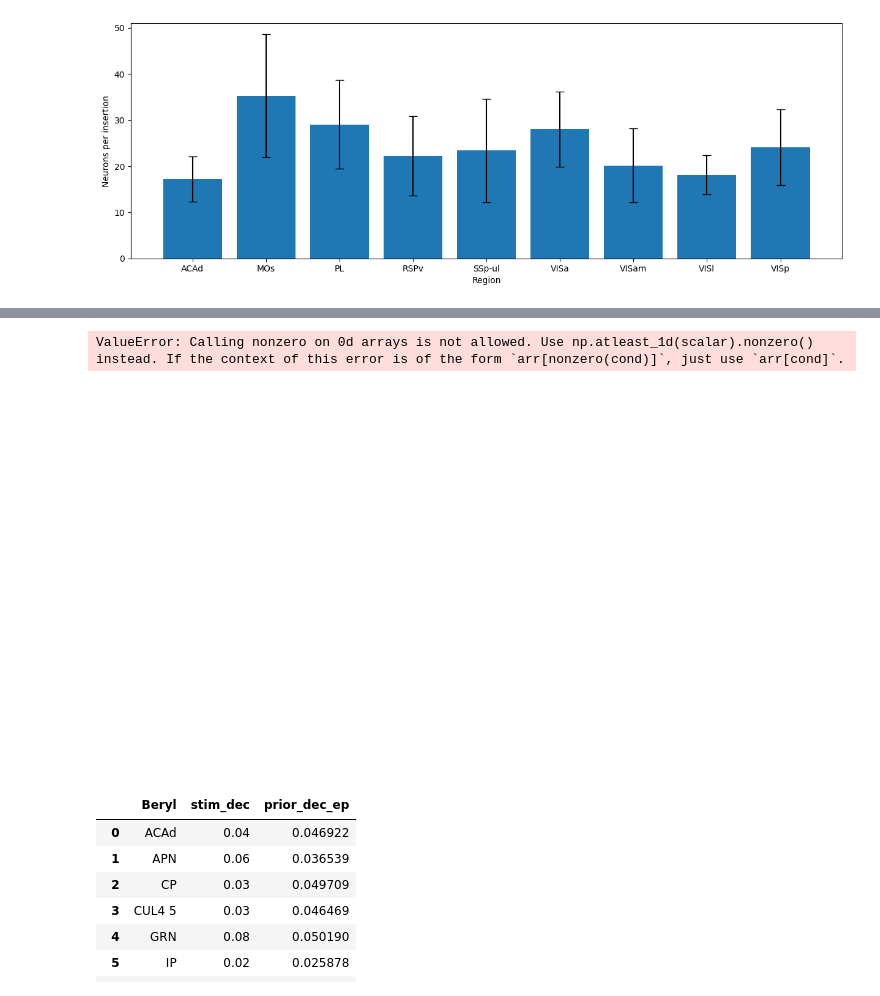
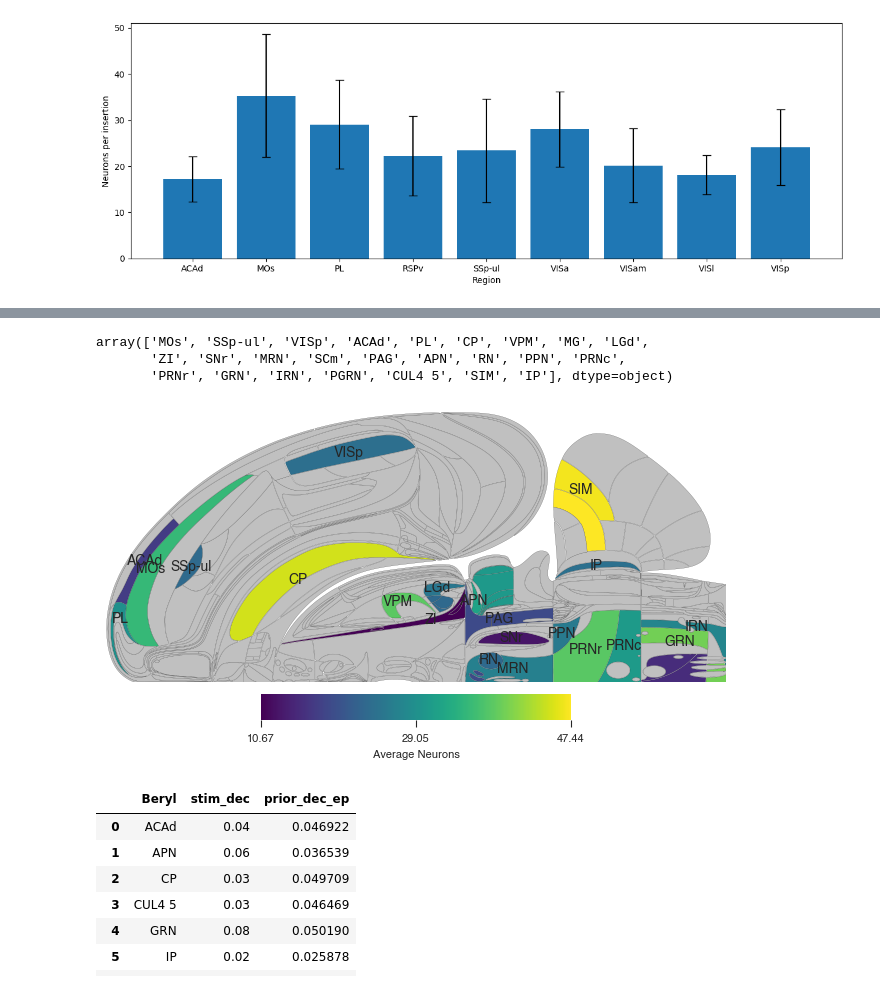
Before and after one commit to debottamKundu/ibl-partial-info-decomp, a Jupyter notebook: notebooks/stimulus_prior_regions.ipynb, the cells around one changed output, grey strips where cells are left out. Cells and saved outputs as stored; diff of their text form; code cells hidden in the pictures.

Commit message:
find significant choice regions

```diff
--- a/notebooks/stimulus_prior_regions.ipynb
+++ b/notebooks/stimulus_prior_regions.ipynb
@@ -82,7 +67,7 @@ important_columns = [
 # %%
 df = df_decoding_region[important_columns]
 # %%
-df_with_signficant_prior = df[(df["prior_dec_wf_sig"] == True) & (df["stim_dec_sig"] == True)]
+df_with_signficant_prior = df[(df["prior_dec_ep_sig"] == True) & (df["stim_dec_sig"] == True)]
 # %%
 df_with_signficant_prior.Beryl.values
 # %% [output]
@@ -158,6 +115,7 @@ np.unique(np.abs(biased_df["signed_contrast_index"]), return_counts=True)
 
 regions_of_interest = df_with_both["Beryl"].unique()
 # %%
+regions_of_interest = df_with_both["Beryl"].unique()
 units_regions_of_interest = unit_df[unit_df["Beryl"].isin(regions_of_interest)]
 # %%
 eid_counts = (
@@ -233,4 +203,40 @@ from ibl_info.swanson_plots import plot_swanson_vector
+# %%
+regions_of_interest
+# %% [output]
+array(['MOs', 'SSp-ul', 'VISp', 'ACAd', 'PL', 'CP', 'VPM', 'MG', 'LGd',
+       'ZI', 'SNr', 'MRN', 'SCm', 'PAG', 'APN', 'RN', 'PPN', 'PRNc',
+       'PRNr', 'GRN', 'IRN', 'PGRN', 'CUL4 5', 'SIM', 'IP'], dtype=object)
+# %%
+annot = summary_stats["Beryl"]
+values = summary_stats["mean_count"]
+# %%
+plt.style.use("../figures.style")
 # %%
+from ibl_info.swanson_plots import add_cbar
+
+
+fig, ax = plt.subplots(figsize=(8, 6))
+plot_swanson_vector(
+    annot,
+    values=values,
+    annotate=True,
+    annotate_list=regions_of_interest,
+    empty_color="silver",
+    linewidth=0.1,
+    mask_color="silver",
+    ax=ax,
+)
+ax.set_axis_off()
+
+cbar_kwargs = {"shrink": 0.5, "aspect": 12, "pad": 0.025}
+cax = add_cbar(
+    "viridis", np.min(values), np.max(values), ax, "Average Neurons", cbar_kwargs=cbar_kwargs
+)
+plt.savefig(
+    "../../../thesis/Figures/Chapter1/png/figure2.png",
+    dpi=300,
+    facecolor="white",
+    bbox_inches="tight",
+)
 # %% [output]
-ValueError: Calling nonzero on 0d arrays is not allowed. Use np.atleast_1d(scalar).nonzero() instead. If the context of this error is of the form `arr[nonzero(cond)]`, just use `arr[cond]`.
-[figure, old version]
+[figure, new version]
```
Also changed, not shown: parts of 18 cells of this notebook, 5 other files.
